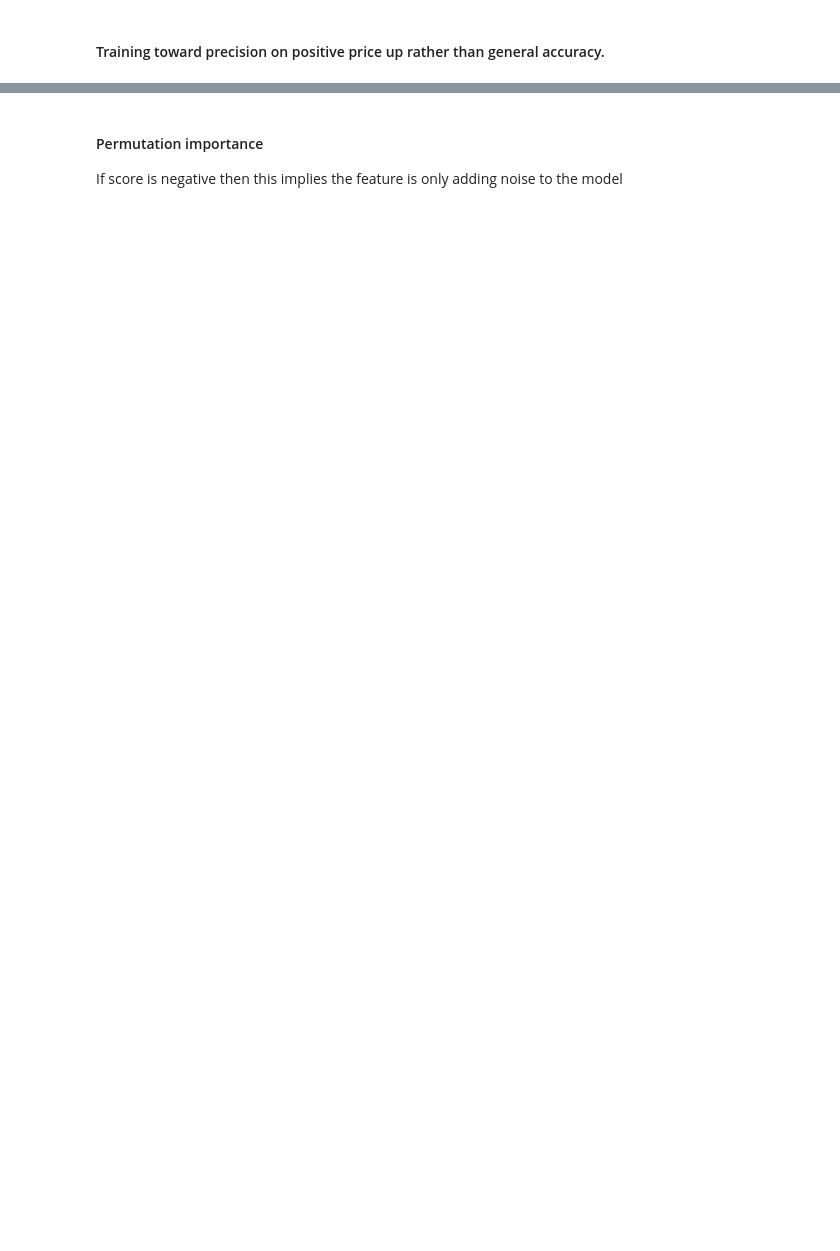
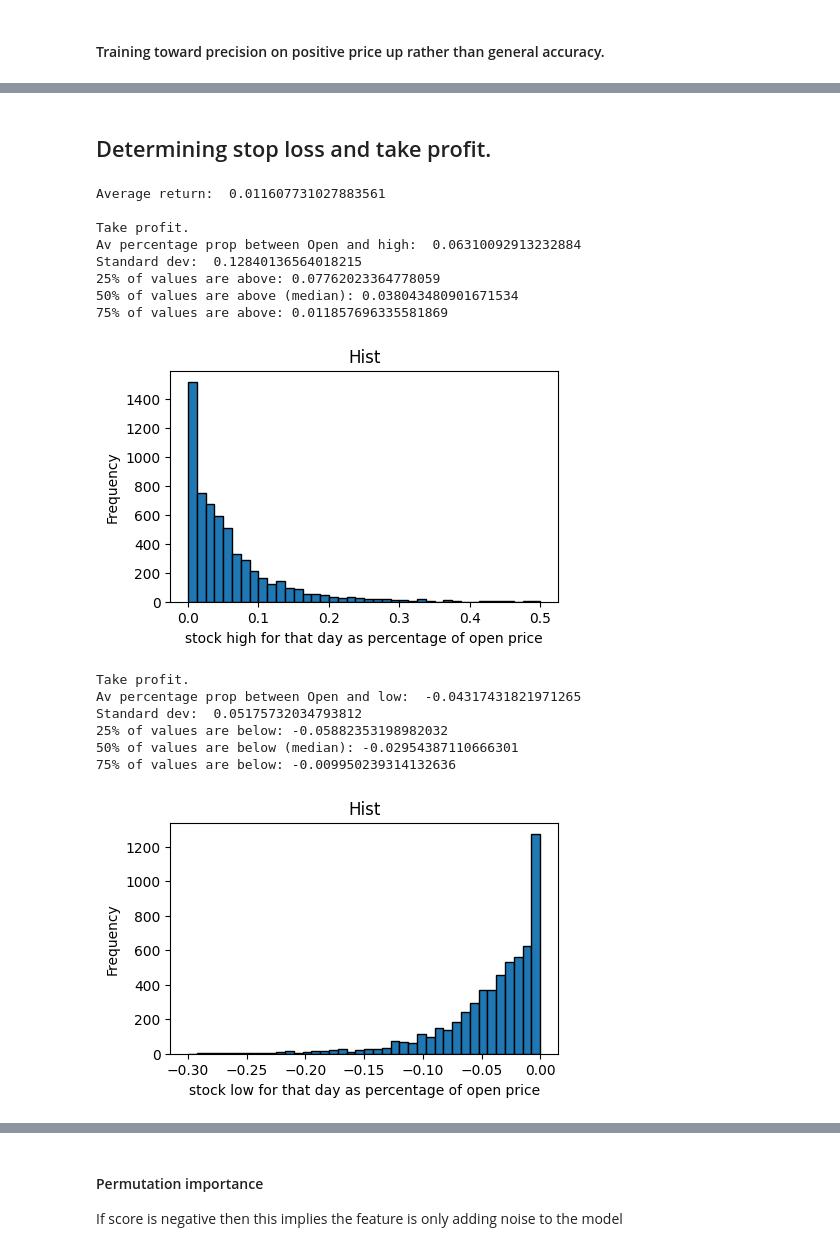
Before and after one commit to aaron-galligan/TradingBot, a Jupyter notebook: analysis.ipynb, the cells around one changed output, grey strips where cells are left out. Drawn from its saved outputs; the diff is of its cells as text; code cells hidden in the pictures; blank space fills up the shorter version.

```diff
--- a/analysis.ipynb
+++ b/analysis.ipynb
@@ -529,0 +550,63 @@ Accuracy: 0.8584480100496774
+# %% [markdown]
+## Determining stop loss and take profit.
+# %%
+# Av Return, stop loss, take profit.
+
+predicted_trues = X_test[y_pred==1]
+prices = df_by_ticker.loc[predicted_trues.index]['future_prices']
+close_over_open = prices.apply(lambda df: df.iloc[0]['Close'] / df.iloc[0]['Open'])
+high_over_open = prices.apply(lambda df: df.iloc[0]['High'] / df.iloc[0]['Open'])
+low_over_open = prices.apply(lambda df: df.iloc[0]['Low'] / df.iloc[0]['Open'])
+
+x = close_over_open-1
+print('Average return: ', x.mean())
+
+x = high_over_open-1
+print('\nTake profit.')
+print('Av percentage prop between Open and high: ', x.mean())
+print('Standard dev: ',  x.std())
+print('25% of values are above:', x.quantile(0.75))
+print('50% of values are above (median):', x.quantile(0.5))
+print('75% of values are above:', x.quantile(0.25))
+
+plt.figure(figsize=(5,3))
+#plt.hist(x, bins=40, edgecolor='black')
+plt.hist(x[x <= 0.5], bins=40, edgecolor='black')
+plt.title('Hist')
+plt.xlabel('stock high for that day as percentage of open price')
+plt.ylabel('Frequency')
+plt.show()
+
+
+x = low_over_open-1
+print('\nTake profit.')
+print('Av percentage prop between Open and low: ', x.mean())
+print('Standard dev: ',  x.std())
+print('25% of values are below:', x.quantile(0.25))
+print('50% of values are below (median):', x.quantile(0.5))
+print('75% of values are below:', x.quantile(0.75))
+
+plt.figure(figsize=(5,3))
+#plt.hist(x, bins=40, edgecolor='black')
+plt.hist(x[x >= -0.3], bins=40, edgecolor='black')
+plt.title('Hist')
+plt.xlabel('stock low for that day as percentage of open price')
+plt.ylabel('Frequency')
+plt.show()
+# %% [output]
+Average return:  0.011607731027883561
+
+Take profit.
+Av percentage prop between Open and high:  0.06310092913232884
+Standard dev:  0.12840136564018215
+25% of values are above: 0.07762023364778059
+50% of values are above (median): 0.038043480901671534
+75% of values are above: 0.011857696335581869
+[figure, added]
+Take profit.
+Av percentage prop between Open and low:  -0.04317431821971265
+Standard dev:  0.05175732034793812
+25% of values are below: -0.05882353198982032
+50% of values are below (median): -0.02954387110666301
+75% of values are below: -0.009950239314132636
+[figure, added]
```
Also changed, not shown: parts of 18 cells of this notebook, 6 other files.
